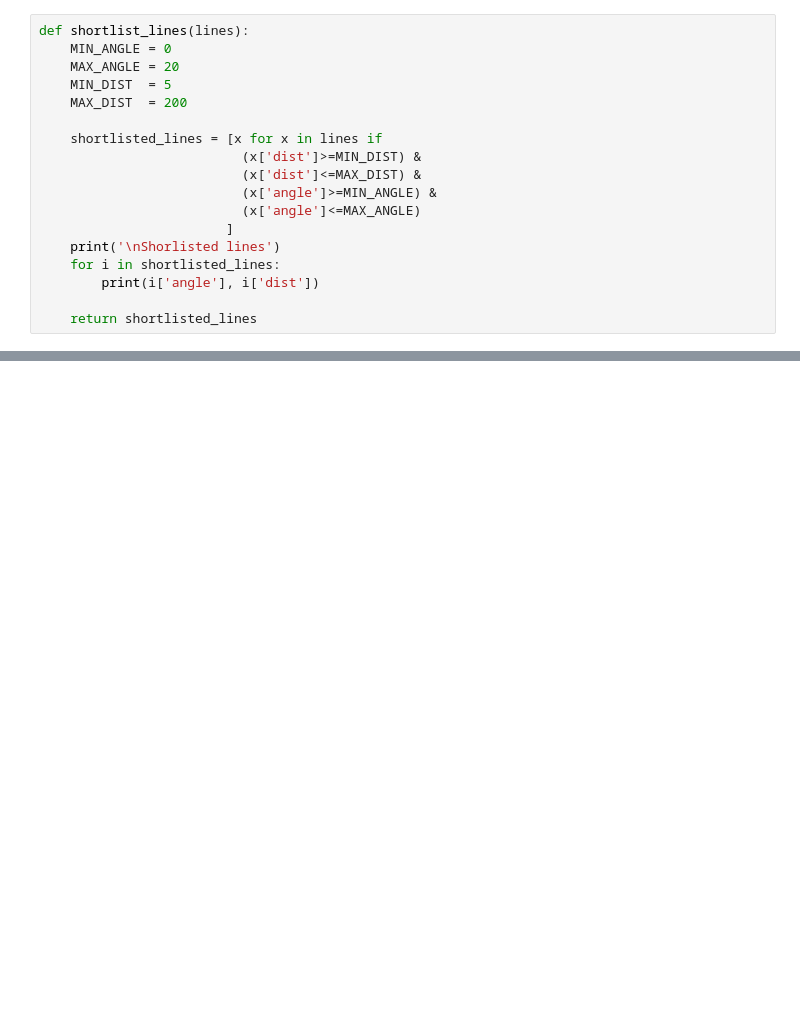
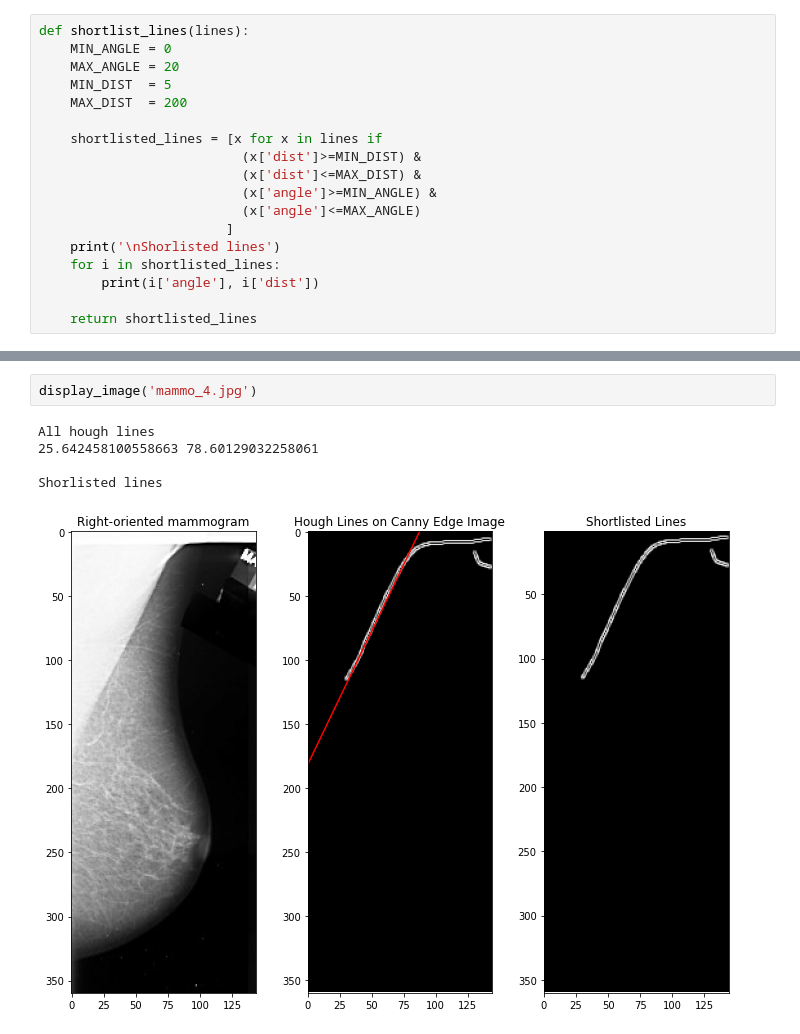
Before and after one commit to gsunit/Pectoral-Muscle-Removal-From-Mammograms, a Jupyter notebook: test.ipynb, the cells around one changed output, grey strips where cells are left out. Drawn from its saved outputs; the diff is of its cells as text; blank space fills up the shorter version.

```diff
--- a/test.ipynb
+++ b/test.ipynb
@@ -104,0 +152,8 @@ Shorlisted lines
+# %%
+display_image('mammo_4.jpg')
+# %% [output]
+All hough lines
+25.642458100558663 78.60129032258061
+
+Shorlisted lines
+[figure, added]
```
Also changed, not shown: parts of 7 cells of this notebook, 1 other file.
